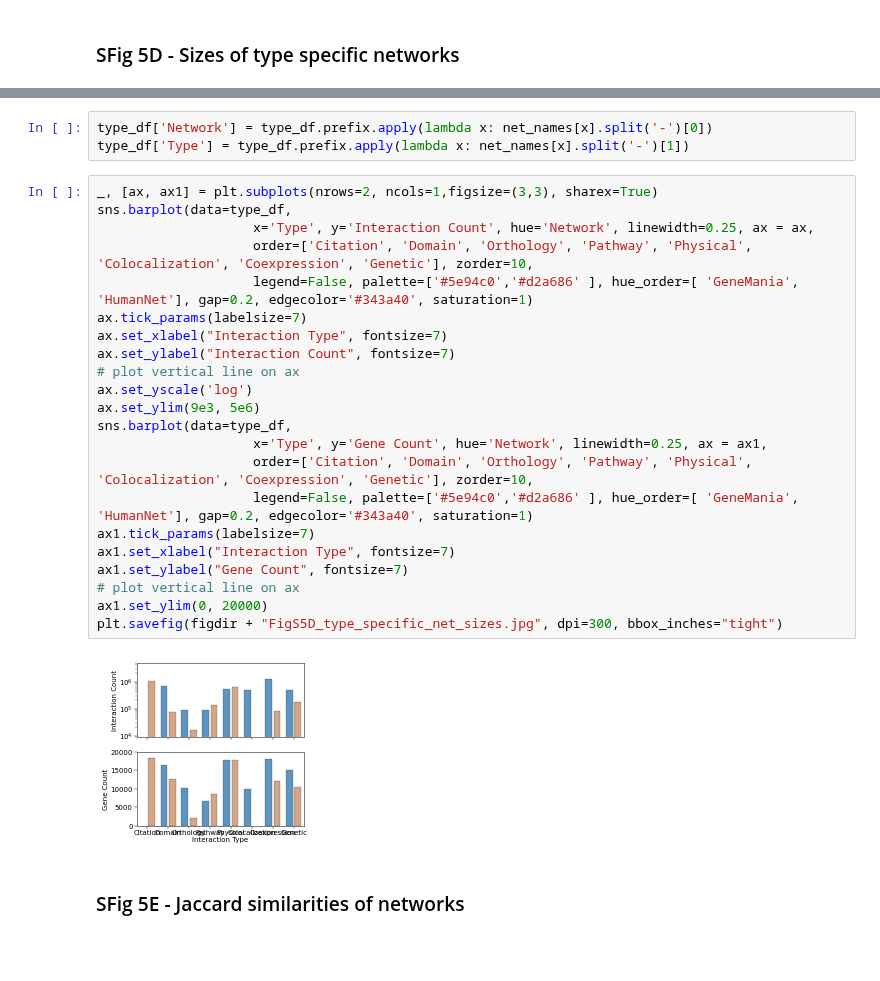
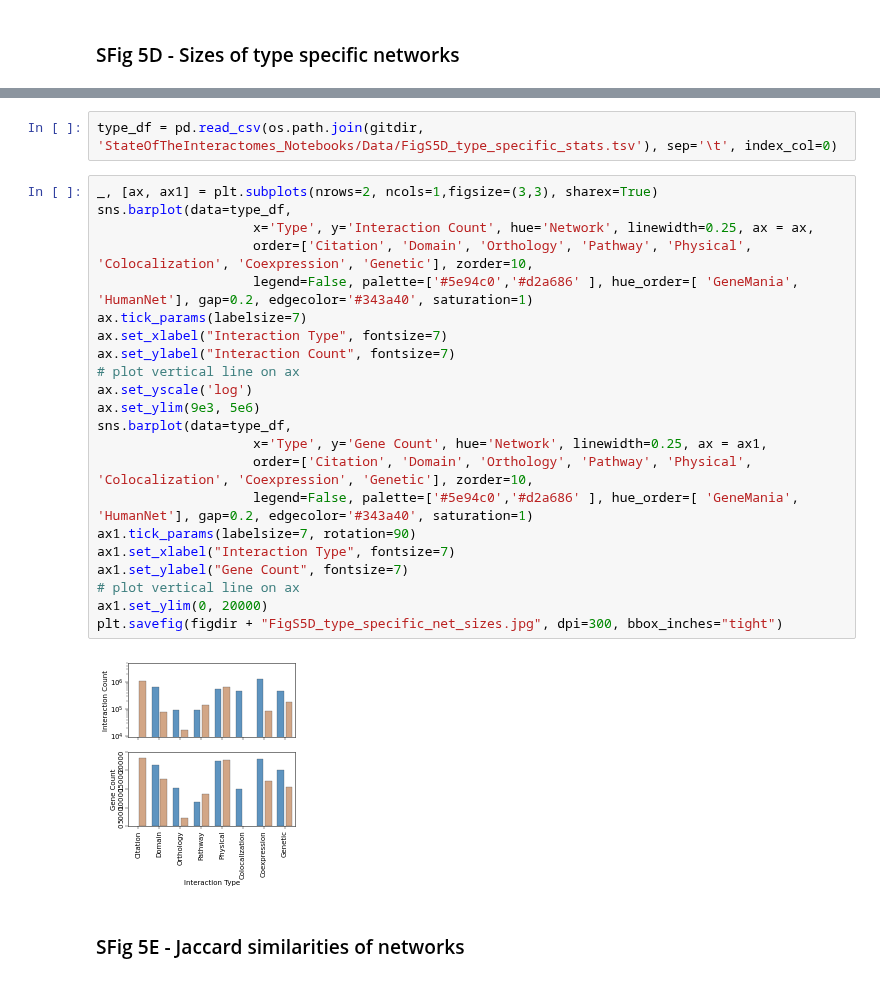
Before and after one commit to sarah-n-wright/Network_Evaluation_Tools, a Jupyter notebook: StateOfTheInteractomes_Notebooks/3_Gene_Set_Recovery.ipynb, the cells around one changed output, grey strips where cells are left out. Saved outputs shown, nothing was run; the diff lists cells and outputs as text; blank space fills up the shorter version.

```diff
--- a/StateOfTheInteractomes_Notebooks/3_Gene_Set_Recovery.ipynb
+++ b/StateOfTheInteractomes_Notebooks/3_Gene_Set_Recovery.ipynb
@@ -535,30 +514,29 @@ net_names = {'humannet.v3.cc': 'HumanNet-Citation',
-# %%
-type_df['Network'] = type_df.prefix.apply(lambda x: net_names[x].split('-')[0])
-type_df['Type'] = type_df.prefix.apply(lambda x: net_names[x].split('-')[1])
+# %%
+type_df = pd.read_csv(os.path.join(gitdir, 'StateOfTheInteractomes_Notebooks/Data/FigS5D_type_specific_stats.tsv'), sep='\t', index_col=0)
 # %%
 _, [ax, ax1] = plt.subplots(nrows=2, ncols=1,figsize=(3,3), sharex=True)
 sns.barplot(data=type_df,
                     x='Type', y='Interaction Count', hue='Network', linewidth=0.25, ax = ax,
                     order=['Citation', 'Domain', 'Orthology', 'Pathway', 'Physical', 'Colocalization', 'Coexpression', 'Genetic'], zorder=10,
                     legend=False, palette=['#5e94c0','#d2a686' ], hue_order=[ 'GeneMania', 'HumanNet'], gap=0.2, edgecolor='#343a40', saturation=1)
 ax.tick_params(labelsize=7)
 ax.set_xlabel("Interaction Type", fontsize=7)
 ax.set_ylabel("Interaction Count", fontsize=7)
 # plot vertical line on ax
 ax.set_yscale('log')
 ax.set_ylim(9e3, 5e6)
 sns.barplot(data=type_df,
                     x='Type', y='Gene Count', hue='Network', linewidth=0.25, ax = ax1,
                     order=['Citation', 'Domain', 'Orthology', 'Pathway', 'Physical', 'Colocalization', 'Coexpression', 'Genetic'], zorder=10,
                     legend=False, palette=['#5e94c0','#d2a686' ], hue_order=[ 'GeneMania', 'HumanNet'], gap=0.2, edgecolor='#343a40', saturation=1)
-ax1.tick_params(labelsize=7)
+ax1.tick_params(labelsize=7, rotation=90)
 ax1.set_xlabel("Interaction Type", fontsize=7)
 ax1.set_ylabel("Gene Count", fontsize=7)
 # plot vertical line on ax
 ax1.set_ylim(0, 20000)
 plt.savefig(figdir + "FigS5D_type_specific_net_sizes.jpg", dpi=300, bbox_inches="tight")
 # %% [output]
-[figure, old version]
+[figure, new version]
 # %% [markdown]
 ### SFig 5E - Jaccard similarities of networks
 # %% [markdown]
```
Also changed, not shown: parts of 13 cells of this notebook, 14 other files.
